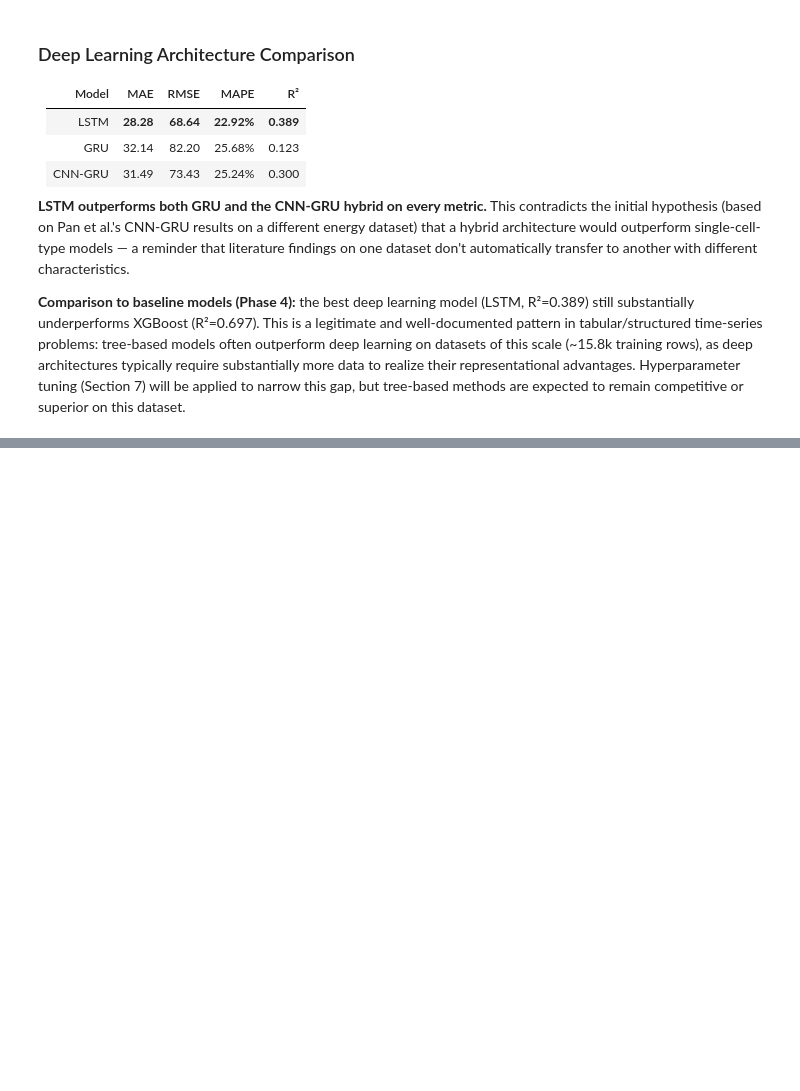
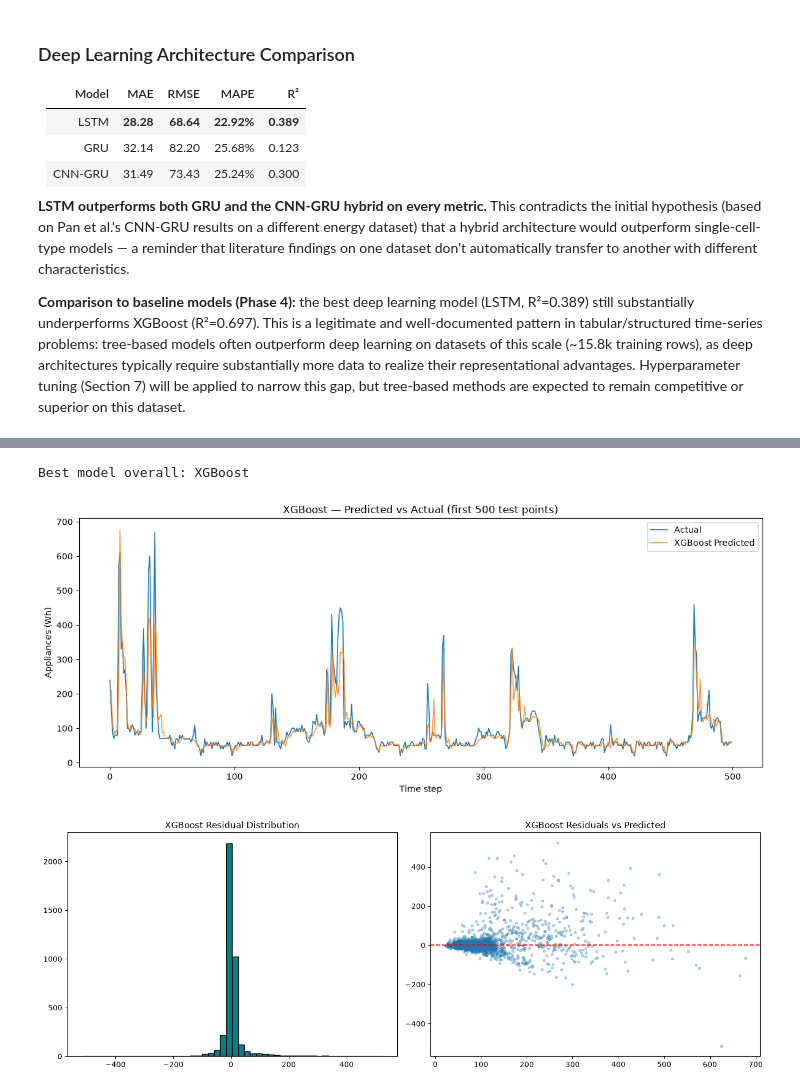
Before and after one commit to gamodyarajasooriya/appliance-energy-prediction-dl-, a Jupyter notebook: notebooks/04_deep_learning_models.ipynb, the cells around one changed output, grey strips where cells are left out. Saved outputs shown, nothing was run; the diff lists cells and outputs as text; code cells hidden in the pictures; blank space fills up the shorter version.

```diff
--- a/notebooks/04_deep_learning_models.ipynb
+++ b/notebooks/04_deep_learning_models.ipynb
@@ -363,0 +410,44 @@ narrow this gap, but tree-based methods are expected to remain competitive or su
+# %%
+import joblib
+xgb_model = joblib.load('../models/xgb_baseline.pkl')
+
+best_model_name = all_results.iloc[0]['Model']
+print(f"Best model overall: {best_model_name}")
+
+if best_model_name == 'XGBoost':
+    best_pred = safe_inv_boxcox(xgb_model.predict(X_test_raw), bc_lambda)
+    best_actual = y_test_actual_full
+elif best_model_name == 'Random Forest':
+    rf = joblib.load('../models/rf_baseline.pkl')
+    best_pred = safe_inv_boxcox(rf.predict(X_test_raw), bc_lambda)
+    best_actual = y_test_actual_full
+else:
+    model_lookup = {'LSTM': lstm_model, 'GRU': gru_model, 'CNN-GRU': cnn_gru_model}
+    best_pred = safe_inv_boxcox(model_lookup[best_model_name].predict(Xte, verbose=0).flatten(), bc_lambda)
+    best_actual = yte_actual
+
+plt.figure(figsize=(12,5))
+plt.plot(best_actual[:500], label='Actual', linewidth=1.2)
+plt.plot(best_pred[:500], label=f'{best_model_name} Predicted', linewidth=1.2, alpha=0.8)
+plt.title(f'{best_model_name} — Predicted vs Actual (first 500 test points)')
+plt.xlabel('Time step')
+plt.ylabel('Appliances (Wh)')
+plt.legend()
+plt.tight_layout()
+plt.savefig('../reports/best_model_pred_vs_actual.png', dpi=150)
+plt.show()
+
+residuals = best_actual - best_pred
+fig, axes = plt.subplots(1, 2, figsize=(14,5))
+axes[0].hist(residuals, bins=50, color='teal', edgecolor='black')
+axes[0].set_title(f'{best_model_name} Residual Distribution')
+axes[1].scatter(best_pred, residuals, alpha=0.3, s=10)
+axes[1].axhline(0, color='red', linestyle='--')
+axes[1].set_title(f'{best_model_name} Residuals vs Predicted')
+plt.tight_layout()
+plt.savefig('../reports/best_model_residuals.png', dpi=150)
+plt.show()
+# %% [output]
+Best model overall: XGBoost
+[figure, added]
+[figure, added]
```
Also changed, not shown: parts of 4 cells of this notebook, 5 other files.
